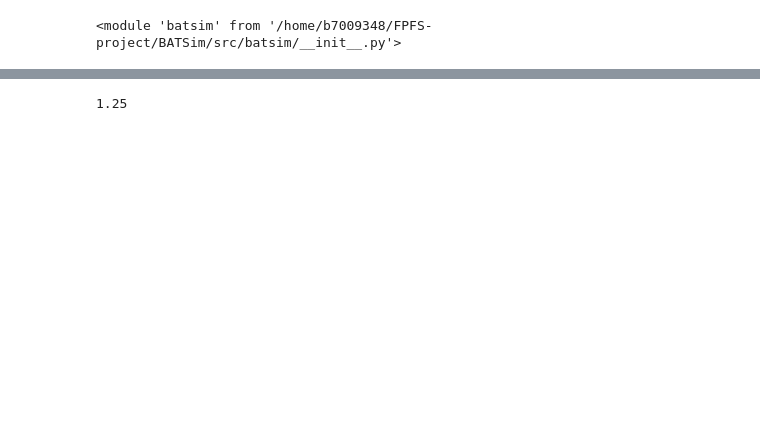
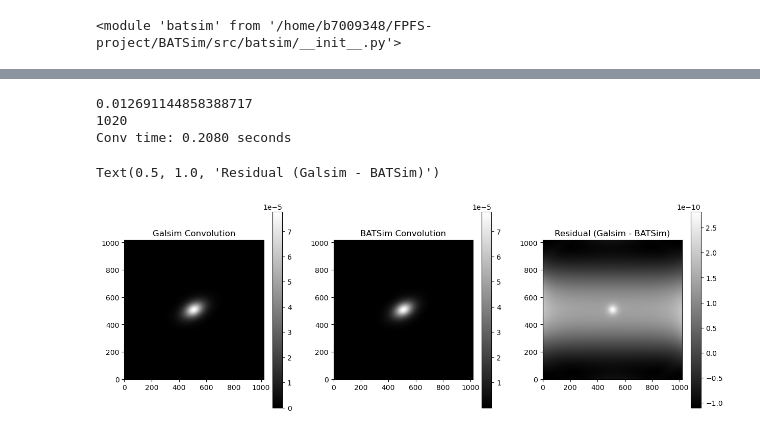
Before and after one commit to CMacM/BATSim, a Jupyter notebook: notebooks/dev/test_render_size.ipynb, the cells around one changed output, grey strips where cells are left out. Drawn from its saved outputs; the diff is of its cells as text; code cells hidden in the pictures; blank space fills up the shorter version.

Commit message:
added new shear estimator tests for rendering accuracy

```diff
--- a/notebooks/dev/test_render_size.ipynb
+++ b/notebooks/dev/test_render_size.ipynb
@@ -60,7 +73,66 @@ Text(0.5, 1.0, 'Residual (Galsim - BATSim)')
 # %%
-0.00025 / 0.02 * 100
+# Construct psf and galaxy profiles
+psf = galsim.Moffat(beta=3.5, fwhm=0.7)
+gal = galsim.Sersic(n=1, half_light_radius=0.5, flux=1).shear(g1=0.2, g2=0.3)
+conv_gal = galsim.Convolve([gal, psf])
+
+# Determine the appropriate scale and image size for convolution
+# For testing we will draw at the appropriate rendering scale.
+scale = min(psf.nyquist_scale, gal.nyquist_scale, conv_gal.nyquist_scale) / 5
+print(scale)
+
+# shift convolved galaxy
+conv_gal = conv_gal.shift(-0.5*scale, -0.5*scale)
+
+# Determine image size and add padding
+size = int(gal.getGoodImageSize(scale) * 2)
+pad = 16
+fft_size = size + 2*pad
+print(size)
+
+# Draw galaxy and PSF for convolution
+gal_im = gal.drawImage(nx=fft_size, ny=fft_size, scale=scale, method="no_pixel").array
+psf_im = psf.drawImage(nx=fft_size, ny=fft_size, scale=scale, method="no_pixel").array
+
+start = time()
+# FFT
+gal_fft = galsim.fft.fft2(gal_im, shift_in=True, shift_out=False)
+psf_fft = galsim.fft.fft2(psf_im, shift_in=False, shift_out=False)
+
+# Convolve and IFFT
+bat_conv_fft = gal_fft * psf_fft
+bat_conv_im = galsim.fft.ifft2(bat_conv_fft, shift_in=False, shift_out=False).real
+
+# Crop to size
+bat_conv_im = bat_conv_im[pad:pad+size, pad:pad+size]
+
+end = time()
+print(f"Conv time: {end - start:.4f} seconds")
+
+# Draw image from galsim.Convolve and compute residual
+gal_conv_im = conv_gal.drawImage(nx=size, ny=size, scale=scale, method="no_pixel").array
+residual = gal_conv_im - bat_conv_im
+
+# Plot
+plt.subplots(1, 3, figsize=(15, 5))
+plt.subplot(1, 3, 1)
+plt.imshow(gal_conv_im, origin='lower', cmap='gray')
+plt.colorbar()
+plt.title("Galsim Convolution")
+plt.subplot(1, 3, 2)
+plt.imshow(bat_conv_im, origin='lower', cmap='gray')
+plt.colorbar()
+plt.title("BATSim Convolution")
+plt.subplot(1, 3, 3)
+plt.imshow(residual, origin='lower', cmap='gray')
+plt.colorbar()
+plt.title("Residual (Galsim - BATSim)")
 # %% [output]
-1.25
+0.012691144858388717
+1020
+Conv time: 0.2080 seconds
+Text(0.5, 1.0, 'Residual (Galsim - BATSim)')
+[figure, added]
 # %%
 # Load cosmos catalog
 cosmos = galsim.COSMOSCatalog()
```
Also changed, not shown: parts of 13 cells of this notebook, 6 other files.
